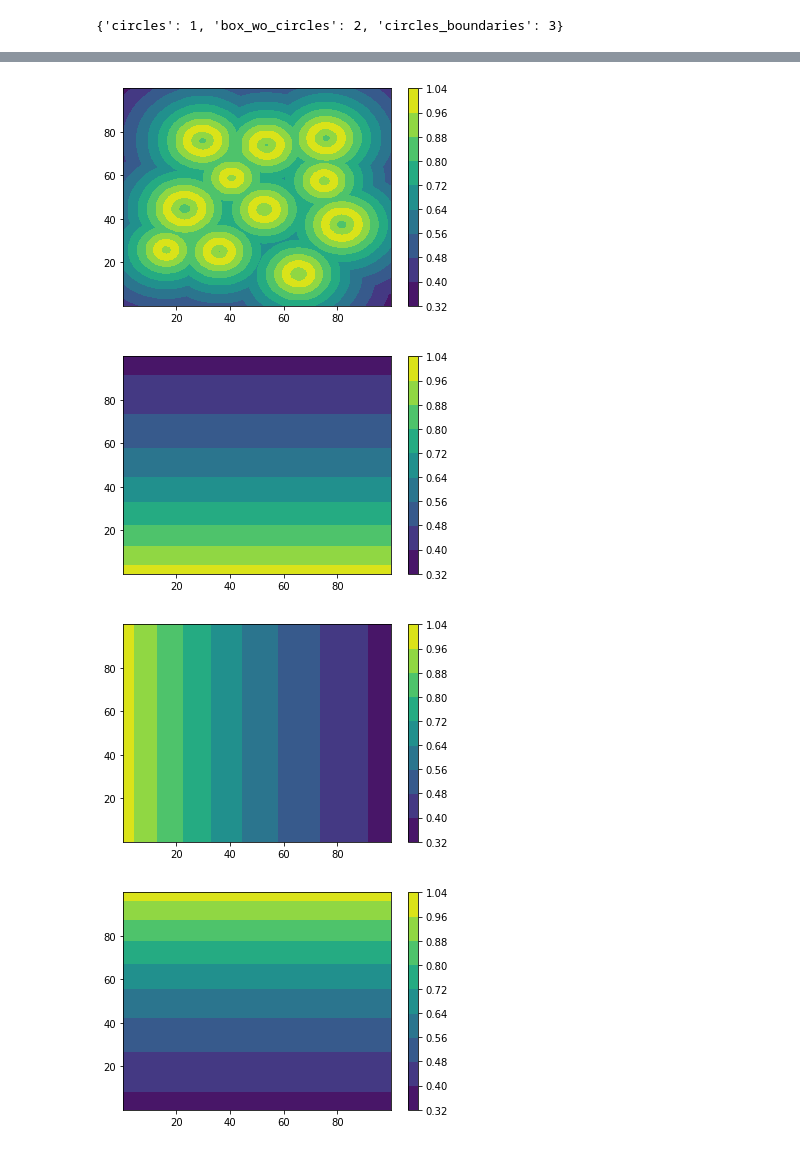
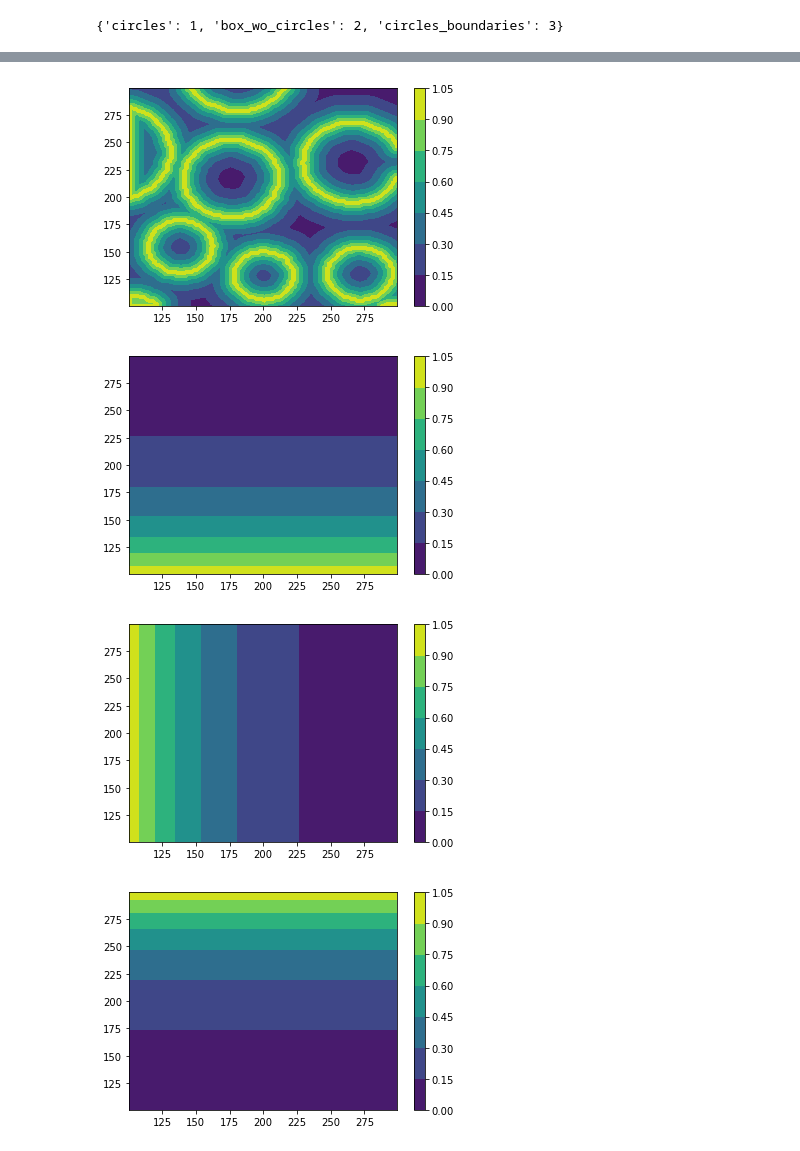
Before and after one commit to FGhavamian/accelerate_fem, a Jupyter notebook: ml/notebooks/02_input_fields.ipynb, the cells around one changed output, grey strips where cells are left out. Drawn from its saved outputs; the diff is of its cells as text; code cells hidden in the pictures.

```diff
--- a/ml/notebooks/02_input_fields.ipynb
+++ b/ml/notebooks/02_input_fields.ipynb
@@ -82,6 +80,6 @@ class MaterialFieldMaker:
         return material_field
 # %%
 make_material_fields = MaterialFieldMaker(material_properties, element_to_tag)
-material_fields = make_material_fields(raster_array)
+material_fields = make_material_fields(raster_image)
 material_fields.shape
 # %% [output]
@@ -90,7 +88,7 @@ material_fields.shape
 fig = plt.figure(figsize=(12, 4))
 
 for i in range(material_fields.shape[2]):
-    grid_x, grid_y = np.meshgrid(raster_array.x, raster_array.y)
+    grid_x, grid_y = np.meshgrid(x, y)
     material_field = material_fields[:, :, i]
 
     plt.subplot(1, 2, i+1)
@@ -108,14 +169,16 @@ element_to_tag
 # %%
 #export
 class GeometricFieldMaker:
-    def __init__(self, names_boundary, element_to_tag, scaling_factor):
+    def __init__(self, names_boundary, element_to_tag, scaling_factor, use_gpu=False):
         self.element_to_tag = element_to_tag
         self.scaling_factor = scaling_factor
+        self.use_gpu = use_gpu
         self.names_boundary = self._add_default_boundaries(names_boundary[:]) # [:] so that names_boundary is not over written
 
-    def __call__(self, raster_array):
-        raster_image = np.array(raster_array.tags)
-        x, y = np.array(raster_array.x), np.array(raster_array.y)
+        if self.use_gpu:
+            print('[WARNING] tensorflow could hug gpu memory and do not allow numba to use it')
+
+    def __call__(self, raster_image, x, y):
         grid_flat = self._get_grid(x, y)
 
         geometric_fields = []
@@ -169,15 +232,19 @@ class GeometricFieldMaker:
         return np.exp(-self.scaling_factor * x/(x.max()+1e-8))
 
     def _make_geometric_field(self, grid_flat, grid_flat_some, x, y):
-        dist_point_to_boundary = cdist(grid_flat, grid_flat_some)
+        if self.use_gpu:
+            dist_point_to_boundary = eucl_opt(grid_flat, grid_flat_some)
+        else:
+            dist_point_to_boundary = cdist(grid_flat, grid_flat_some)
+
         dist_point_to_boundary = np.min(dist_point_to_boundary, axis=1)
         geometric_field = self._dist_radial(dist_point_to_boundary)
         return geometric_field.reshape(len(x), len(y))
 # %%
 names_boundary = ['circles_boundaries']
 
-make_geometric_fields = GeometricFieldMaker(names_boundary, element_to_tag, scaling_factor=1)
-geometric_fields = make_geometric_fields(raster_array)
+make_geometric_fields = GeometricFieldMaker(names_boundary, element_to_tag, scaling_factor=3)
+geometric_fields = make_geometric_fields(raster_image, x, y)
 # %%
 geometric_fields.shape
 # %% [output]
@@ -185,11 +252,11 @@ geometric_fields.shape
 # %%
 for i in range(geometric_fields.shape[2]):
     plt.figure()
-    grid_x, grid_y = np.meshgrid(raster_array.x, raster_array.y)
+    grid_x, grid_y = np.meshgrid(x, y)
     plt.contourf(grid_x, grid_y, geometric_fields[:, :, i])
     plt.colorbar()
 # %% [output]
-[figure, old version]
+[figure, new version]
-[figure, old version]
+[figure, new version]
-[figure, old version]
+[figure, new version]
-[figure, old version]
+[figure, new version]
```
Also changed, not shown: parts of 11 cells of this notebook, 1 other file.
